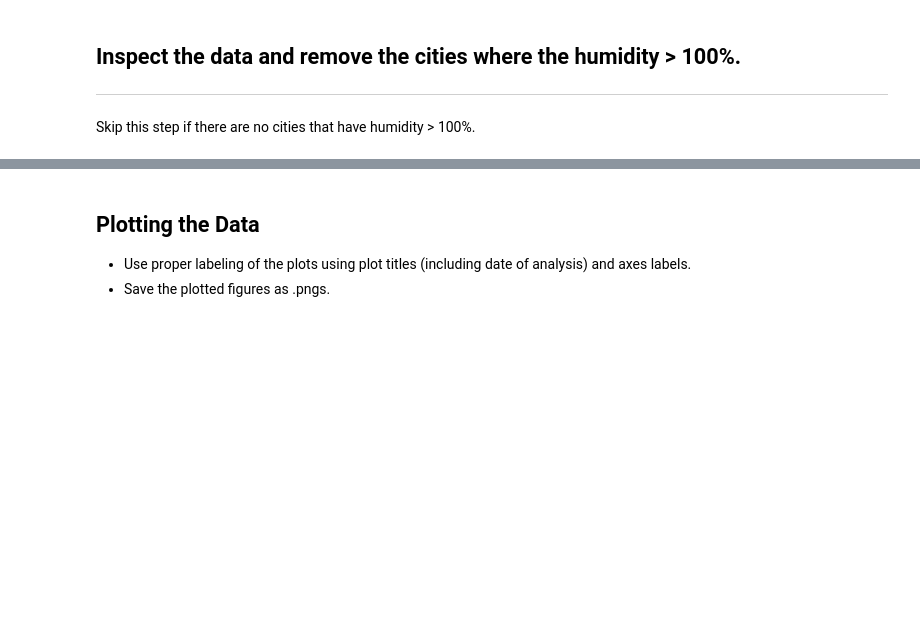
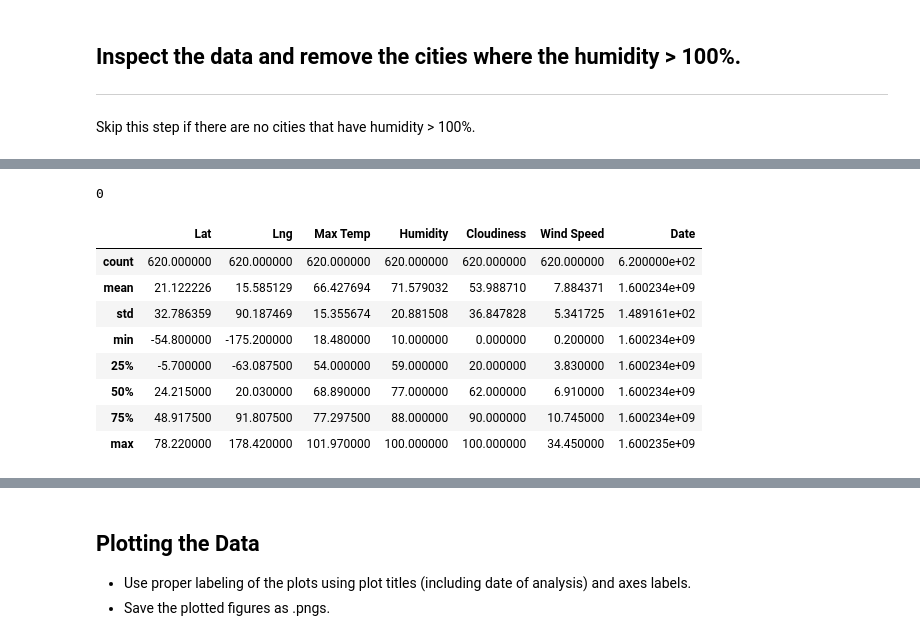
Before and after one commit to berlyflores-98/python-api-challenge, a Jupyter notebook: WeatherPy/WeatherPy.ipynb, the cells around one changed output, grey strips where cells are left out. Cells and saved outputs as stored; diff of their text form; code cells hidden in the pictures; blank space fills up the shorter version.

```diff
--- a/WeatherPy/WeatherPy.ipynb
+++ b/WeatherPy/WeatherPy.ipynb
@@ -154,0 +133,19 @@ Int64Index([], dtype='int64')
+# %%
+#searching for cities that have humidity > 100%
+hum_check = city_df['Humidity'].loc[city_df['Humidity'] > 100]
+#how many are there?
+len(hum_check)
+# %% [output]
+0
+# %%
+city_df.describe()
+# %% [output]
+|  | Lat | Lng | Max Temp | Humidity | Cloudiness | Wind Speed | Date |
+| count | 620.000000 | 620.000000 | 620.000000 | 620.000000 | 620.000000 | 620.000000 | 6.200000e+02 |
+| mean | 21.122226 | 15.585129 | 66.427694 | 71.579032 | 53.988710 | 7.884371 | 1.600234e+09 |
+| std | 32.786359 | 90.187469 | 15.355674 | 20.881508 | 36.847828 | 5.341725 | 1.489161e+02 |
+| min | -54.800000 | -175.200000 | 18.480000 | 10.000000 | 0.000000 | 0.200000 | 1.600234e+09 |
+| 25% | -5.700000 | -63.087500 | 54.000000 | 59.000000 | 20.000000 | 3.830000 | 1.600234e+09 |
+| 50% | 24.215000 | 20.030000 | 68.890000 | 77.000000 | 62.000000 | 6.910000 | 1.600234e+09 |
+| 75% | 48.917500 | 91.807500 | 77.297500 | 88.000000 | 90.000000 | 10.745000 | 1.600234e+09 |
+| max | 78.220000 | 178.420000 | 101.970000 | 100.000000 | 100.000000 | 34.450000 | 1.600235e+09 |
```
Also changed, not shown: parts of 7 cells of this notebook.
